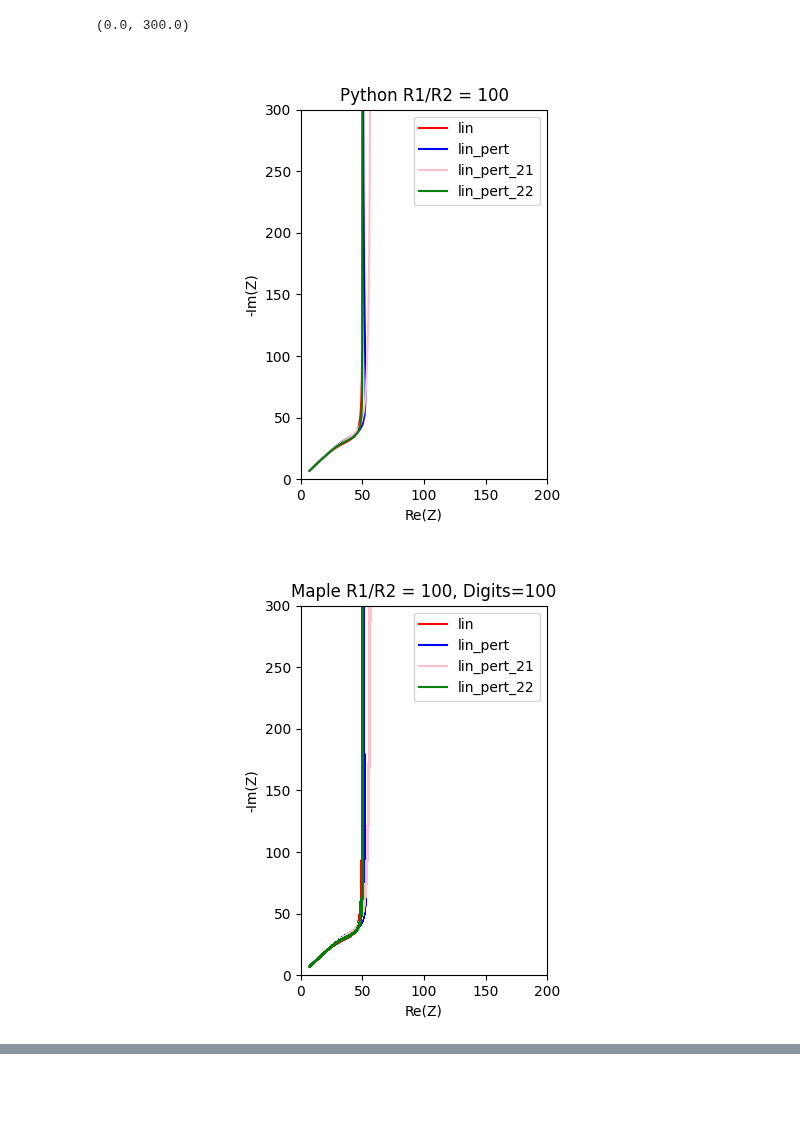
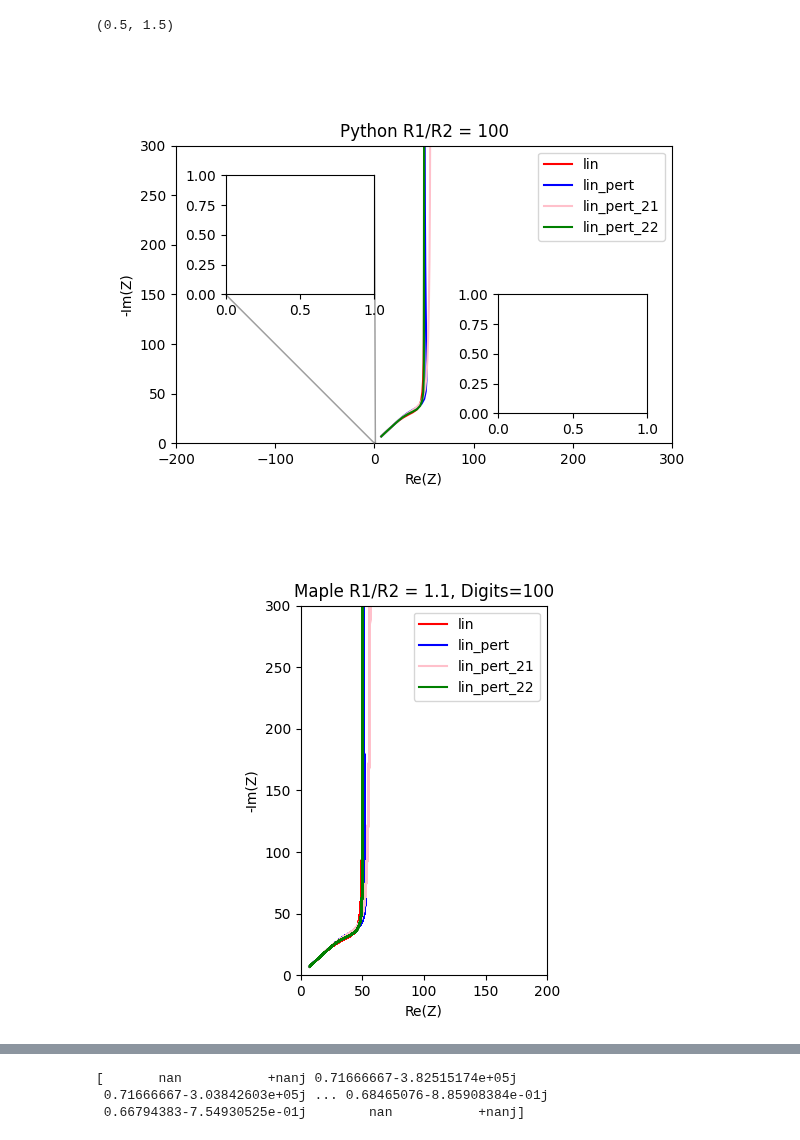
Before and after one commit to Yugal0/fitting-eis-inhomo-electrode, a Jupyter notebook: Linear mix.ipynb, the cells around one changed output, grey strips where cells are left out. Drawn from its saved outputs; the diff is of its cells as text; code cells hidden in the pictures; blank space fills up the shorter version.

```diff
--- a/Linear mix.ipynb
+++ b/Linear mix.ipynb
@@ -201,10 +201,10 @@ z_lin_pert_maple_100_100=make_z_from_csv("z_lin_pert_data_R1R2_100.csv")
 z_lin_pert_21_maple_100_100=make_z_from_csv("z_lin_pert_21_data_R1R2_100.csv")
 z_lin_pert_22_maple_100_100=make_z_from_csv("z_lin_pert_22_data_R1R2_100.csv")
 # %%
-# z_lin_maple_100_1_point_1=make_z_from_csv("z_lin_data_R1R2_1point1.csv")
-# z_lin_pert_maple_100_1_point_1=make_z_from_csv("z_lin_pert_data_R1R2_1point1.csv")
-# z_lin_pert_21_maple_100_1_point_1=make_z_from_csv("z_lin_pert_21_data_R1R2_1point1.csv")
-# z_lin_pert_22_maple_100_1_point_1=make_z_from_csv("z_lin_pert_22_data_R1R2_1point1.csv")
+z_lin_maple_100_1_point_1=make_z_from_csv("z_lin_data_100_R1R2_1point1.csv")
+z_lin_pert_maple_100_1_point_1=make_z_from_csv("z_lin_pert_data_100_R1R2_1point1.csv")
+z_lin_pert_21_maple_100_1_point_1=make_z_from_csv("z_lin_pert_21_data_100_R1R2_1point1.csv")
+z_lin_pert_22_maple_100_1_point_1=make_z_from_csv("z_lin_pert_22_data_100_R1R2_1point1.csv")
 # %%
 ax= plt.figure().add_subplot()
 ax.set_title("Python R1/R2 = 100")
@@ -220,49 +220,56 @@ ax.legend()
 ax.set_xlabel("Re(Z)")
 ax.set_ylabel("-Im(Z)")
 ax.set_aspect("equal")
-ax.set_xlim(0,200)
+ax.set_xlim(-200,300)
 ax.set_ylim(0,300)
+
+ax11=ax.inset_axes(bounds=[0.1,0.5,0.3,0.4])
+ax.indicate_inset_zoom(ax11)
+
+ax12=ax.inset_axes(bounds=[0.65,0.1,0.3,0.4])
+ax.indicate_inset_zoom(ax11)
 
 
 ##From MAPLE
 ax4= plt.figure().add_subplot()
 ax4.set_title("Maple R1/R2 = 100, Digits=100")
 ax4.plot(np.real(z_lin_maple_100_100),-np.imag(z_lin_maple_100_100),"r",label="lin")
 ax4.plot(np.real(z_lin_pert_maple_100_100),-np.imag(z_lin_pert_maple_100_100),"b",label="lin_pert")
 ax4.plot(np.real(z_lin_pert_21_maple_100_100),-np.imag(z_lin_pert_21_maple_100_100),"pink",label="lin_pert_21")
 ax4.plot(np.real(z_lin_pert_22_maple_100_100),-np.imag(z_lin_pert_22_maple_100_100),"g",label="lin_pert_22")
 ax4.legend()
 ax4.set_xlabel("Re(Z)")
 ax4.set_ylabel("-Im(Z)")
 ax4.set_aspect("equal")
 ax4.set_xlim(0,200)
 ax4.set_ylim(0,300)
 
 # ax6= plt.figure().add_subplot()
 # ax6.set_title("maple_100_100_rerun")
 # ax6.plot(np.real(z_lin_maple_100_100),-np.imag(z_lin_maple_100_100),"r",label="lin")
 # ax6.plot(np.real(z_lin_pert_maple_100_100),-np.imag(z_lin_pert_maple_100_100),"b",label="lin_pert")
 # ax6.plot(np.real(z_lin_pert_21_maple_100_100),-np.imag(z_lin_pert_21_maple_100_100),"pink",label="lin_pert_21")
 # #ax6.plot(np.real(z_lin_pert_22_maple_100_100),-np.imag(z_lin_pert_22_maple_100_100),"g",label="lin_pert_22")
 # ax6.legend()
 # ax6.set_xlabel("Re(Z)")
 # ax6.set_ylabel("-Im(Z)")
 # ax6.set_aspect("equal")
 # ax6.set_xlim(-4,200)
 # ax6.set_ylim(-1,600)
 
-# ax5= plt.figure().add_subplot()
-# ax5.plot(np.real(z_lin_maple_100_1_point_1),-np.imag(z_lin_maple_100_1_point_1),"r",label="lin")
-# ax5.plot(np.real(z_lin_pert_maple_100_1_point_1),-np.imag(z_lin_pert_maple_100_1_point_1),"b",label="lin_pert")
-# ax5.plot(np.real(z_lin_pert_21_maple_100_1_point_1),-np.imag(z_lin_pert_21_maple_100_1_point_1),"pink",label="lin_pert_21")
-# ax5.plot(np.real(z_lin_pert_22_maple_100_1_point_1),-np.imag(z_lin_pert_22_maple_100_1_point_1),"g",label="lin_pert_22")
-# ax5.legend()
-# ax5.set_xlabel("Re(Z)")
-# ax5.set_ylabel("-Im(Z)")
-# ax5.set_aspect("equal")
-# ax5.set_xlim(0,1)
-# ax5.set_ylim(0,2)
+ax5= plt.figure().add_subplot()
+ax4.set_title("Maple R1/R2 = 1.1, Digits=100")
+ax5.plot(np.real(z_lin_maple_100_1_point_1),-np.imag(z_lin_maple_100_1_point_1),"r",label="lin")
+ax5.plot(np.real(z_lin_pert_maple_100_1_point_1),-np.imag(z_lin_pert_maple_100_1_point_1),"b",label="lin_pert")
+ax5.plot(np.real(z_lin_pert_21_maple_100_1_point_1),-np.imag(z_lin_pert_21_maple_100_1_point_1),"pink",label="lin_pert_21")
+ax5.plot(np.real(z_lin_pert_22_maple_100_1_point_1),-np.imag(z_lin_pert_22_maple_100_1_point_1),"g",label="lin_pert_22")
+ax5.legend()
+ax5.set_xlabel("Re(Z)")
+ax5.set_ylabel("-Im(Z)")
+ax5.set_aspect("equal")
+ax5.set_xlim(0.5,0.8)
+ax5.set_ylim(0.5,1.5)
 # %% [output]
-(0.0, 300.0)
+(0.5, 1.5)
-[figure, old version]
+[figure, new version]
-[figure, old version]
+[figure, new version]
@@ -268,0 +277,7 @@ ax4.set_ylim(0,300)
+# %%
+give_chi_square(z_lin_maple_100_1_point_1,z_lin_pert_maple_100_1_point_1)
+print(z_lin_maple_100_1_point_1)
+# %% [output]
+[       nan           +nanj 0.71666667-3.82515174e+05j
+ 0.71666667-3.03842603e+05j ... 0.68465076-8.85908384e-01j
+ 0.66794383-7.54930525e-01j        nan           +nanj]
```
Also changed, not shown: parts of 1 cell of this notebook, 5 other files.
